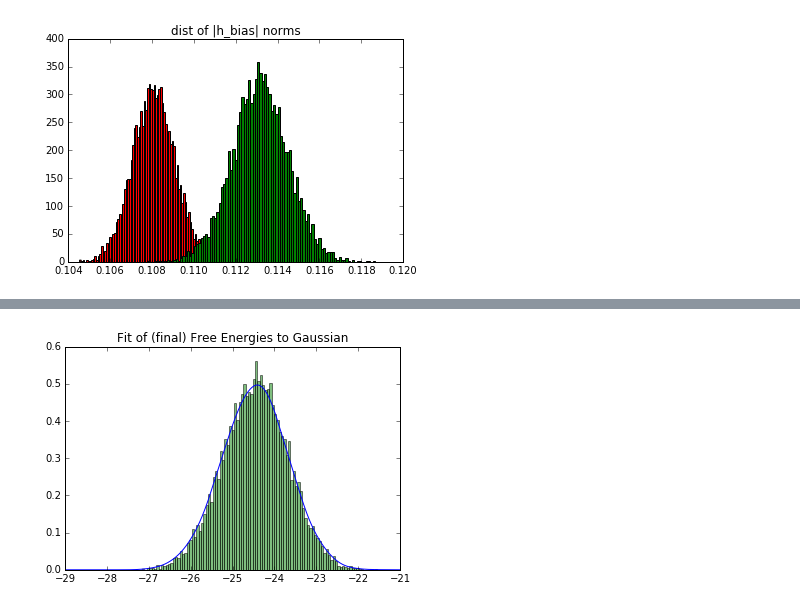
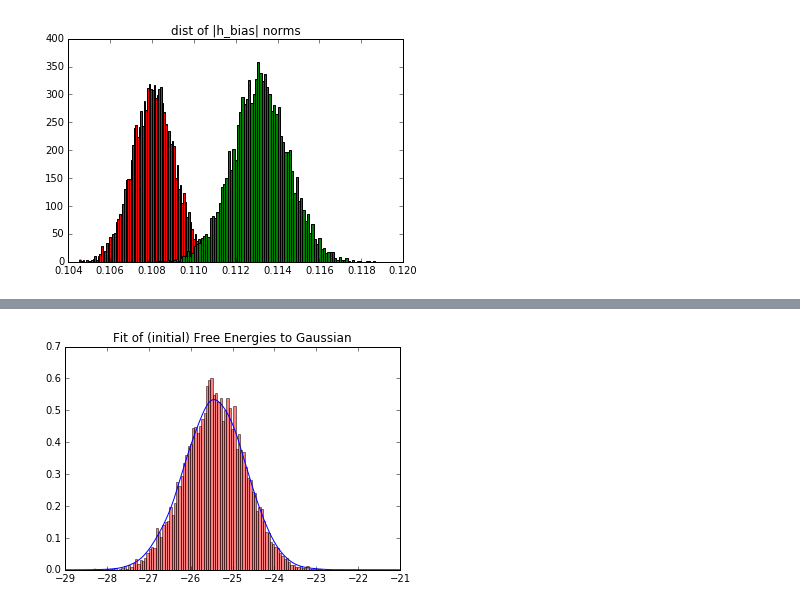
Before and after one commit to charlesmartin14/emf-rbm, a Jupyter notebook: RBM_Analysis.ipynb, the cells around one changed output, grey strips where cells are left out. Drawn from its saved outputs; the diff is of its cells as text; code cells hidden in the pictures.

Commit message:
added fit to Gaussians

```diff
--- a/RBM_Analysis.ipynb
+++ b/RBM_Analysis.ipynb
@@ -128,10 +127,15 @@ X_plot = np.linspace(-21, -29, X.shape[0])[:, None]
 # %%
+from sklearn.neighbors.kde import KernelDensity
+from scipy.stats import norm
+X = np.array(scores1)[:, None]
+X_plot = np.linspace(-21, -29, X.shape[0])[:, None]
+
 kde = KernelDensity(kernel='gaussian', bandwidth=0.2).fit(X)
 log_dens = kde.score_samples(X_plot)
 plt.plot(X_plot[:, 0], np.exp(log_dens), '-')
 
-plt.title('Fit of (final) Free Energies to Gaussian')
-plt.hist(scores20,bins=100, normed=True, alpha=0.5)
+plt.title('Fit of (initial) Free Energies to Gaussian')
+plt.hist(scores1,bins=100, normed=True, alpha=0.5, color='red')
 plt.show()
 # %% [output]
-[figure, old version]
+[figure, new version]
```
Also changed, not shown: parts of 5 cells of this notebook.
